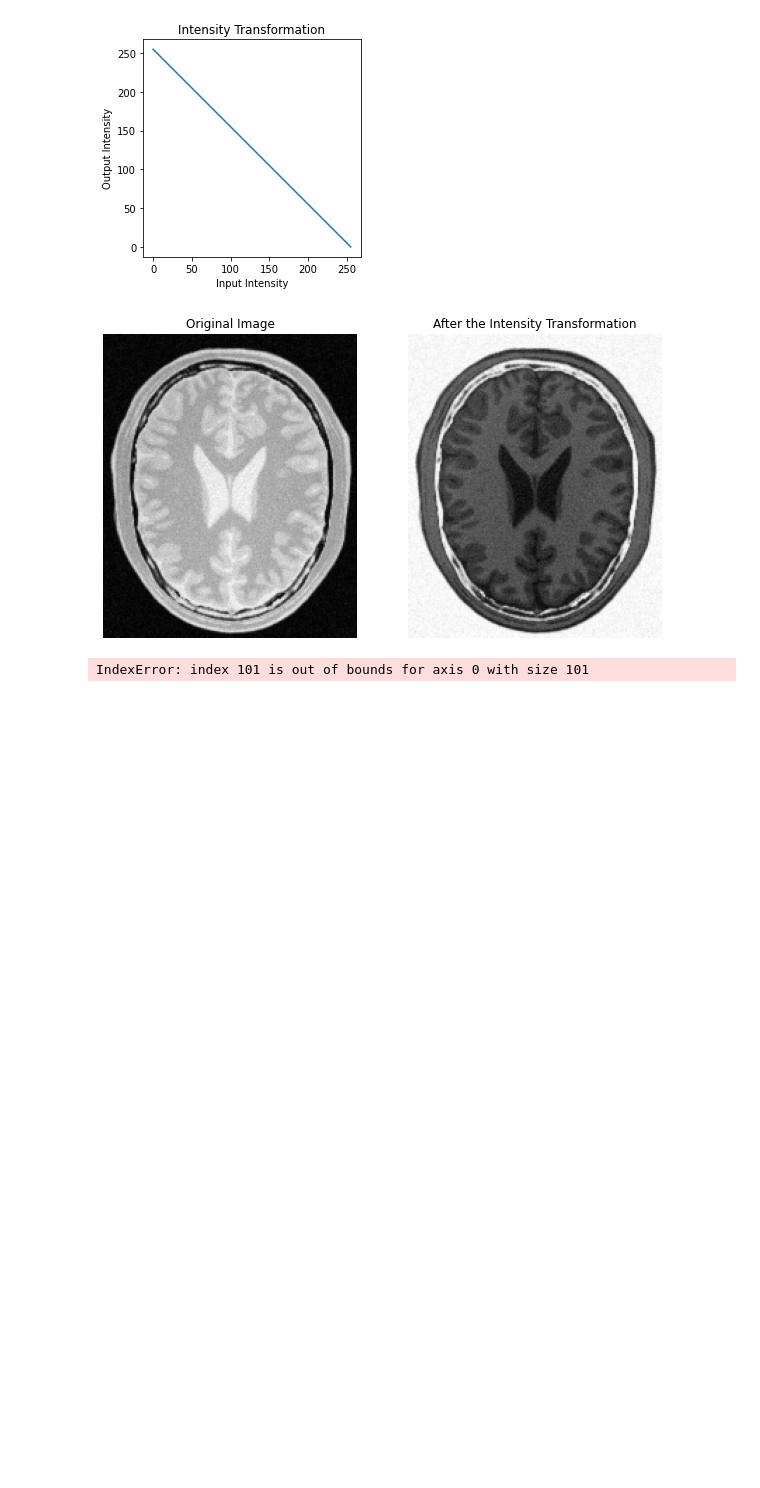
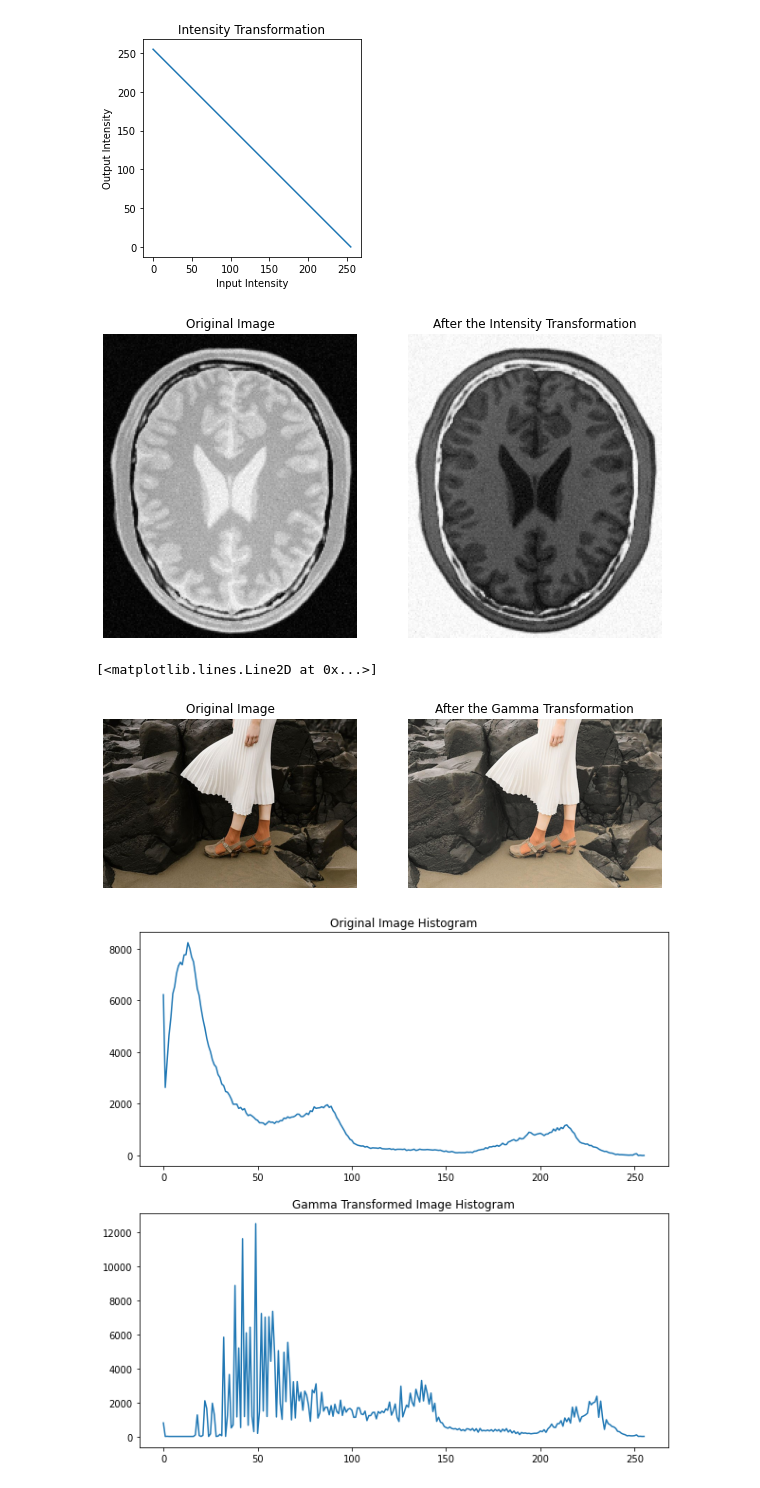
Before and after one commit to RaviduHM99/EN2550-Fundamentals-of-Image-Processing-and-Machine-Vision, a Jupyter notebook: Assignments/Assignment 1/190399L.ipynb, the cells around one changed output. Saved outputs shown, nothing was run; the diff lists cells and outputs as text; code cells hidden in the pictures; blank space fills up the shorter version.

```diff
--- a/Assignments/Assignment 1/190399L.ipynb
+++ b/Assignments/Assignment 1/190399L.ipynb
@@ -64,29 +64,39 @@ ax[1].imshow(Out_Img2 , cmap='gray')
 # %%
 Img3 = cv.imread(r"highlights_and_shadows.jpg")
 assert Img3 is not None
 
 gamma = 0.5
-Img3 = cv.cvtColor(Img3, cv.COLOR_BGR2Lab)
-L,a,b=cv.split(Img3)
+Lab_Img3 = cv.cvtColor(Img3, cv.COLOR_BGR2Lab)
+L,a,b=cv.split(Lab_Img3)
 
-Gamma_Trans = np.array([(p/100)**gamma*100 for p in range(0,101)]).astype(np.int8)
-L = Gamma_Trans[L]
-Trans_Img3 = np.concatenate(L,a,b,axis=2)
+Gamma_Trans = np.array([(p/255)**gamma*255 for p in range(0,256)]).astype(np.uint8)
+L_trans =  cv.LUT(L,Gamma_Trans)
+Lab_Img3[:,:,0] = L_trans
 
-Out_Img3 = cv.cvtColor(Trans_Img3, cv.COLOR_Lab2BGR).astype("uint8")
+Out_Img3 = cv.cvtColor(Lab_Img3, cv.COLOR_Lab2BGR).astype("uint8")
 
-Img3 = cv.cvtColor(Img3, cv.COLOR_BGR2RGB).astype("uint8")
-Out_Img3 = cv.cvtColor(Out_Img3, cv.COLOR_BGR2RGB).astype("uint8")
+RGB_Img3 = cv.cvtColor(Img3, cv.COLOR_BGR2RGB).astype("uint8")
+RGB_Out_Img3 = cv.cvtColor(Out_Img3, cv.COLOR_BGR2RGB).astype("uint8")
 
-fig, ax = plt.subplots()
-ax.plot(Gamma_Trans)
-
+#Gamma Correction
 fig, ax = plt.subplots(1, 2, figsize=(10,10))
 ax[0].axis('off')
 ax[0].title.set_text("Original Image")
-ax[0].imshow(Img3)
+ax[0].imshow(RGB_Img3)
 ax[1].axis('off')
-ax[1].title.set_text("After the Intensity Transformation")
-ax[1].imshow(Out_Img3)
+ax[1].title.set_text("After the Gamma Transformation")
+ax[1].imshow(RGB_Out_Img3)
+
+#Histograms of the images
+hist_Input = cv.calcHist([Img3], [0], None, [256], [0,256])
+hist_Output = cv.calcHist([Out_Img3], [0], None, [256], [0,256])
+
+fig, ax = plt.subplots(2,1, figsize=(10,10))
+ax[0].title.set_text("Original Image Histogram")
+ax[0].plot(hist_Input )
+ax[1].title.set_text("Gamma Transformed Image Histogram")
+ax[1].plot(hist_Output )
 # %% [output]
-IndexError: index 101 is out of bounds for axis 0 with size 101
+[<matplotlib.lines.Line2D at 0x...>]
+[figure, added]
+[figure, added]
```
Also changed, not shown: parts of 5 cells of this notebook.
